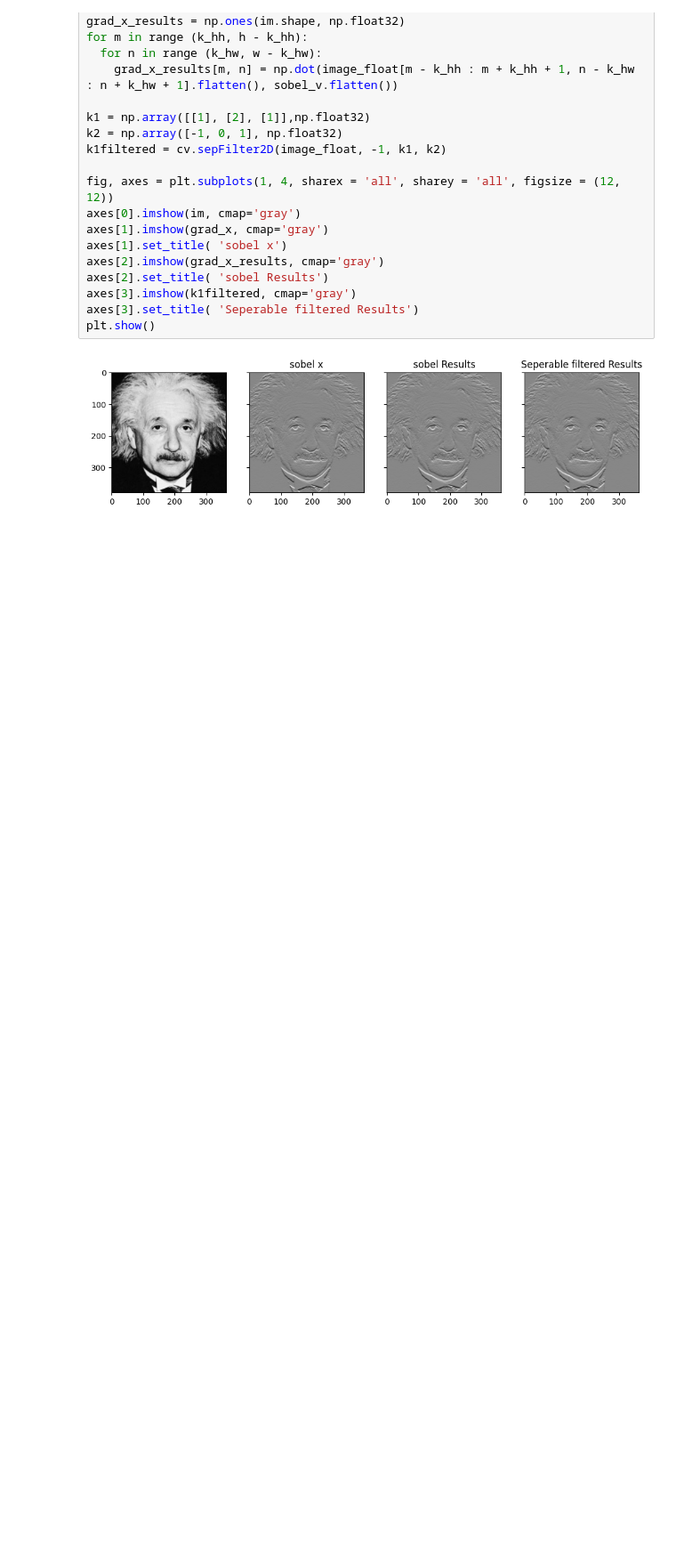
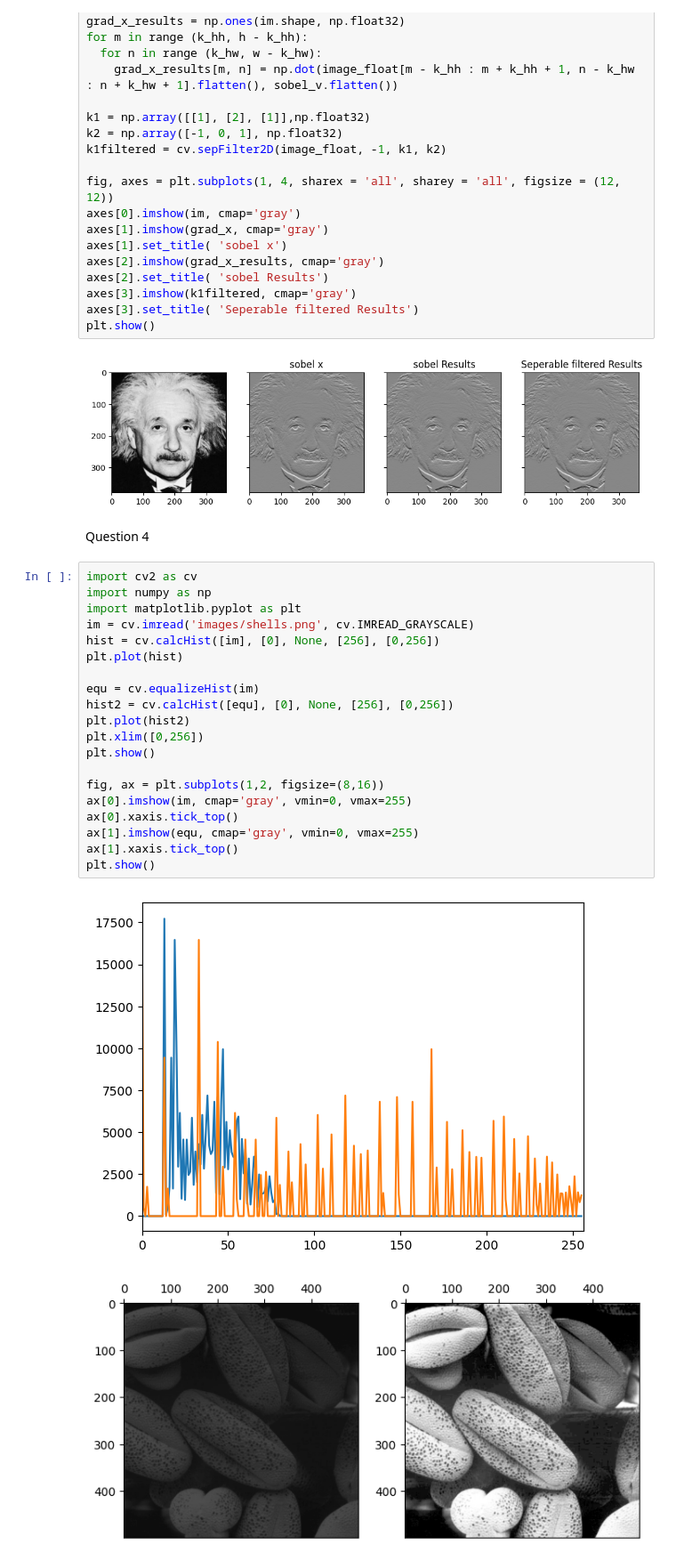
Before and after one commit to Dushanku/Assignment_001_EN5204, a Jupyter notebook: assignments001.ipynb, the cells around one changed output. Shown at 89% size. Cells and saved outputs as stored; diff of their text form; blank space fills up the shorter version.

Commit message:
Question 04

```diff
--- a/assignments001.ipynb
+++ b/assignments001.ipynb
@@ -133,3 +116,28 @@ axes[3].set_title( 'Seperable filtered Results')
 plt.show()
 # %% [output]
 [figure]
+# %% [markdown]
+Question 4
+# %%
+import cv2 as cv
+import numpy as np
+import matplotlib.pyplot as plt
+im = cv.imread('images/shells.png', cv.IMREAD_GRAYSCALE)
+hist = cv.calcHist([im], [0], None, [256], [0,256])
+plt.plot(hist)
+
+equ = cv.equalizeHist(im)
+hist2 = cv.calcHist([equ], [0], None, [256], [0,256])
+plt.plot(hist2)
+plt.xlim([0,256])
+plt.show()
+
+fig, ax = plt.subplots(1,2, figsize=(8,16))
+ax[0].imshow(im, cmap='gray', vmin=0, vmax=255)
+ax[0].xaxis.tick_top()
+ax[1].imshow(equ, cmap='gray', vmin=0, vmax=255)
+ax[1].xaxis.tick_top()
+plt.show()
+# %% [output]
+[figure, added]
+[figure, added]
```
Also changed, not shown: parts of 1 cell of this notebook.
